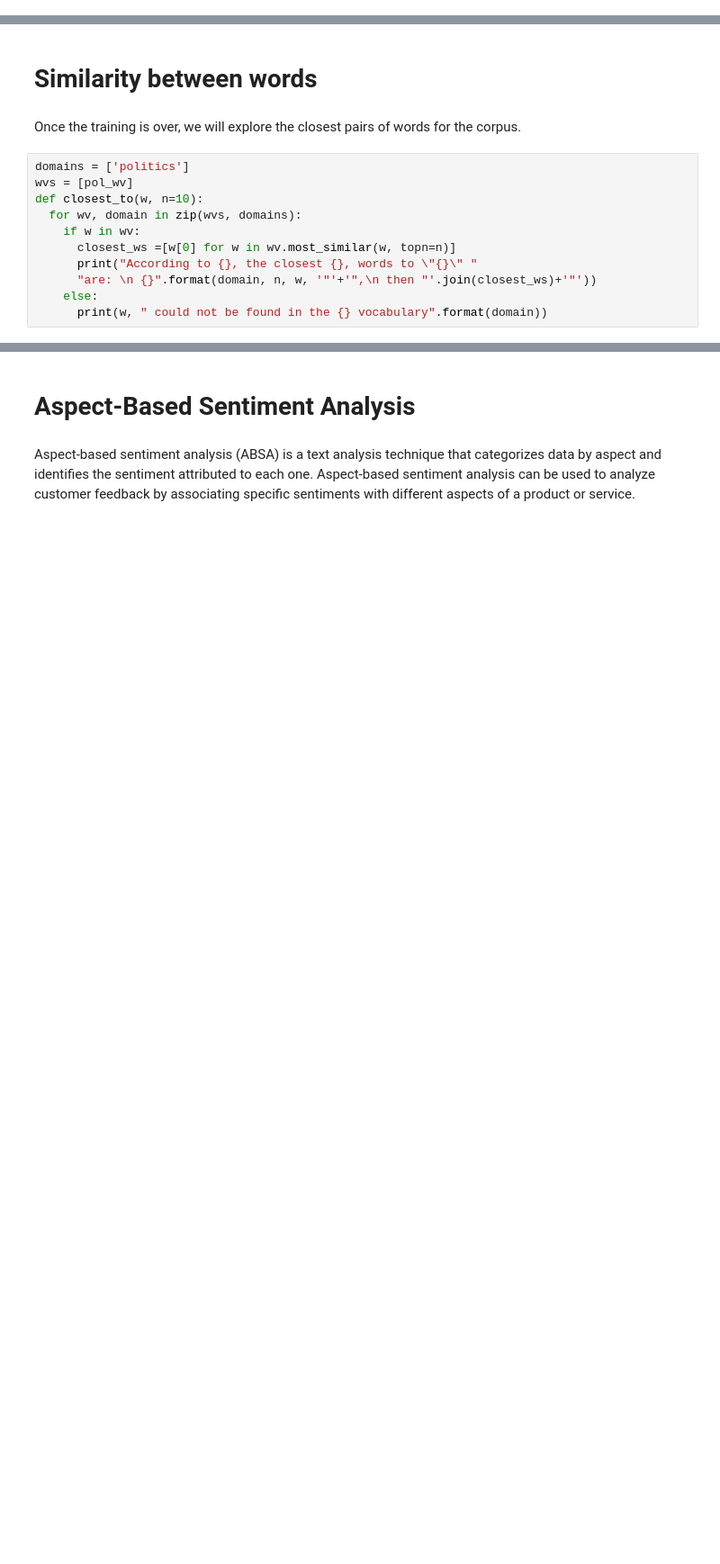
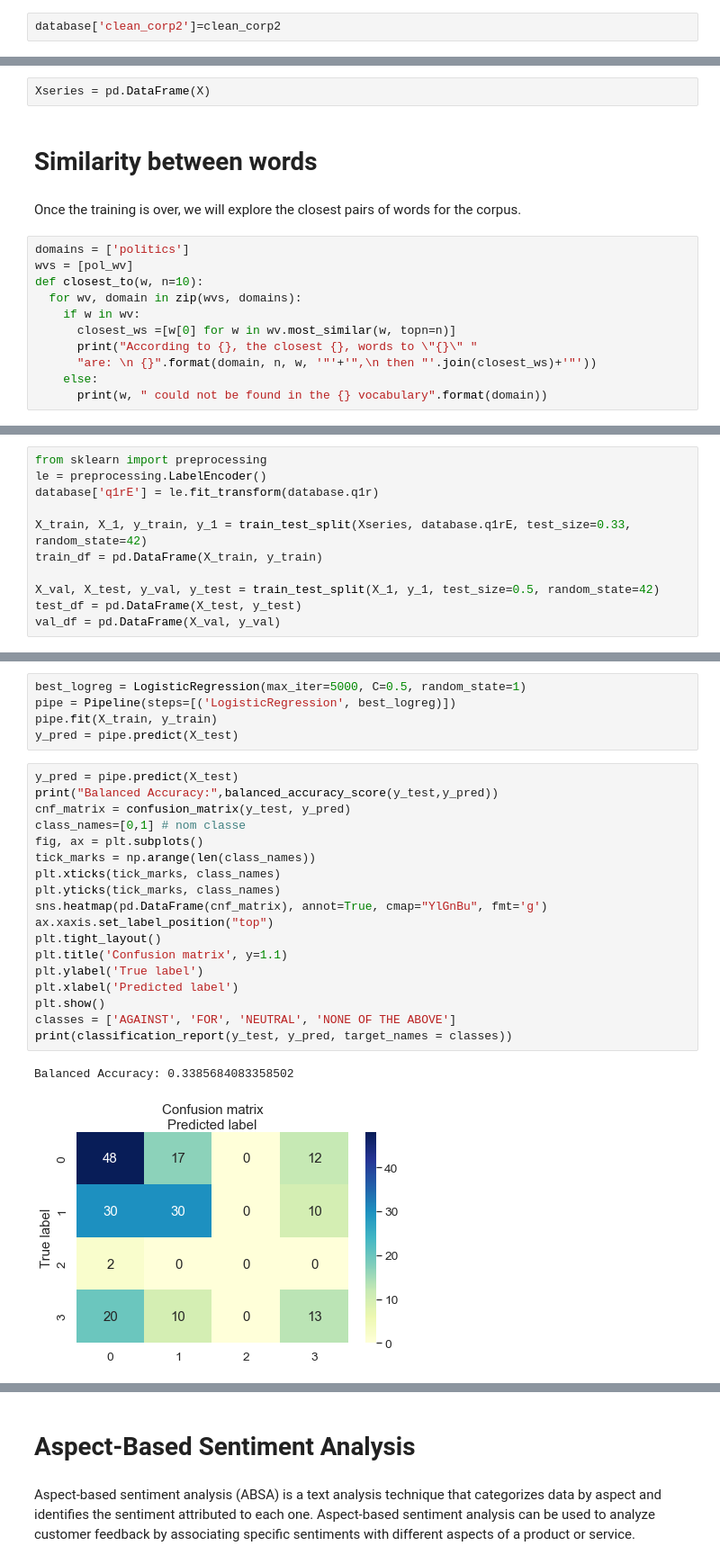
Before and after one commit to amalenkr/NLP--Progressive-issues-sentiment-, a Jupyter notebook: 3- Python/script_Amalou.ipynb, the cells around one changed output, grey strips where cells are left out. Shown at 90% size. Saved outputs shown, nothing was run; the diff lists cells and outputs as text; blank space fills up the shorter version.

```diff
--- a/3- Python/script_Amalou.ipynb
+++ b/3- Python/script_Amalou.ipynb
@@ -318,3 +351,5 @@ number of tweets: 1159
+# %%
+database['clean_corp2']=clean_corp2
 # %%
 print(cleaned_pol[100],'\n') #Pb : Hillary Clinton devrait être ensemble
 print(clean_corp2[100]) #Pb : Hillary Clinton devrait être ensemble
@@ -378,3 +435,5 @@ print(len(database.loc[:, "tweet"]))
+# %%
+Xseries = pd.DataFrame(X)
 # %% [markdown]
 # Similarity between words
 # %% [markdown]
@@ -484,0 +550,11 @@ Le clustering est mauvais.
+# %%
+from sklearn import preprocessing
+le = preprocessing.LabelEncoder()
+database['q1rE'] = le.fit_transform(database.q1r)
+
+X_train, X_1, y_train, y_1 = train_test_split(Xseries, database.q1rE, test_size=0.33, random_state=42)
+train_df = pd.DataFrame(X_train, y_train)
+
+X_val, X_test, y_val, y_test = train_test_split(X_1, y_1, test_size=0.5, random_state=42)
+test_df = pd.DataFrame(X_test, y_test)
+val_df = pd.DataFrame(X_val, y_val)
@@ -484,0 +658,26 @@ Le clustering est mauvais.
+# %%
+best_logreg = LogisticRegression(max_iter=5000, C=0.5, random_state=1)
+pipe = Pipeline(steps=[('LogisticRegression', best_logreg)])
+pipe.fit(X_train, y_train)
+y_pred = pipe.predict(X_test)
+# %%
+y_pred = pipe.predict(X_test)
+print("Balanced Accuracy:",balanced_accuracy_score(y_test,y_pred))
+cnf_matrix = confusion_matrix(y_test, y_pred)
+class_names=[0,1] # nom classe
+fig, ax = plt.subplots()
+tick_marks = np.arange(len(class_names))
+plt.xticks(tick_marks, class_names)
+plt.yticks(tick_marks, class_names)
+sns.heatmap(pd.DataFrame(cnf_matrix), annot=True, cmap="YlGnBu", fmt='g')
+ax.xaxis.set_label_position("top")
+plt.tight_layout()
+plt.title('Confusion matrix', y=1.1)
+plt.ylabel('True label')
+plt.xlabel('Predicted label')
+plt.show()
+classes = ['AGAINST', 'FOR', 'NEUTRAL', 'NONE OF THE ABOVE']
+print(classification_report(y_test, y_pred, target_names = classes))
+# %% [output]
+Balanced Accuracy: 0.3385684083358502
+[figure, added]
```
Also changed, not shown: parts of 50 cells of this notebook, 3 other files.
